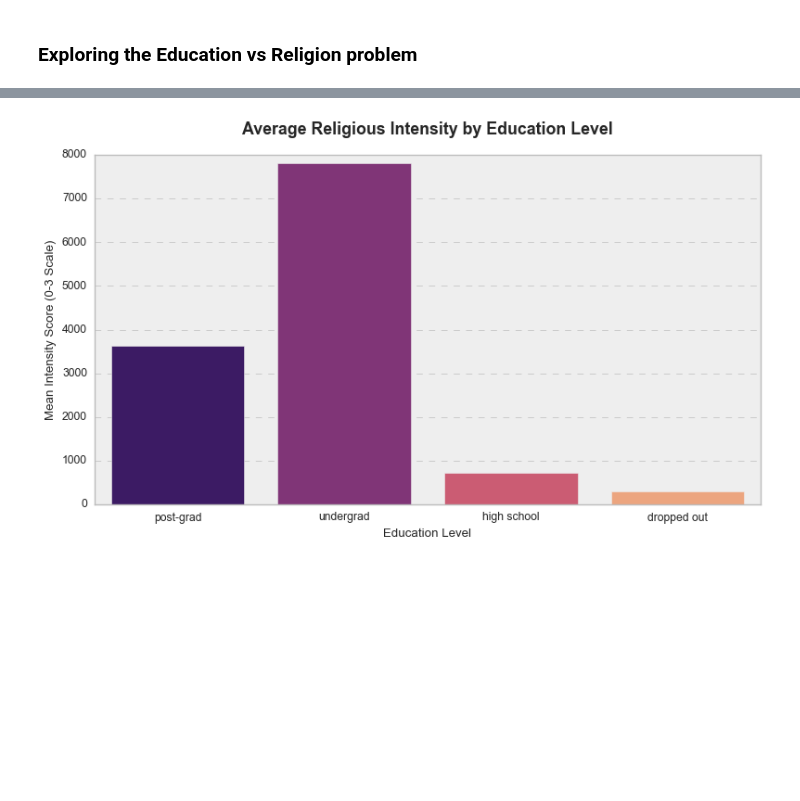
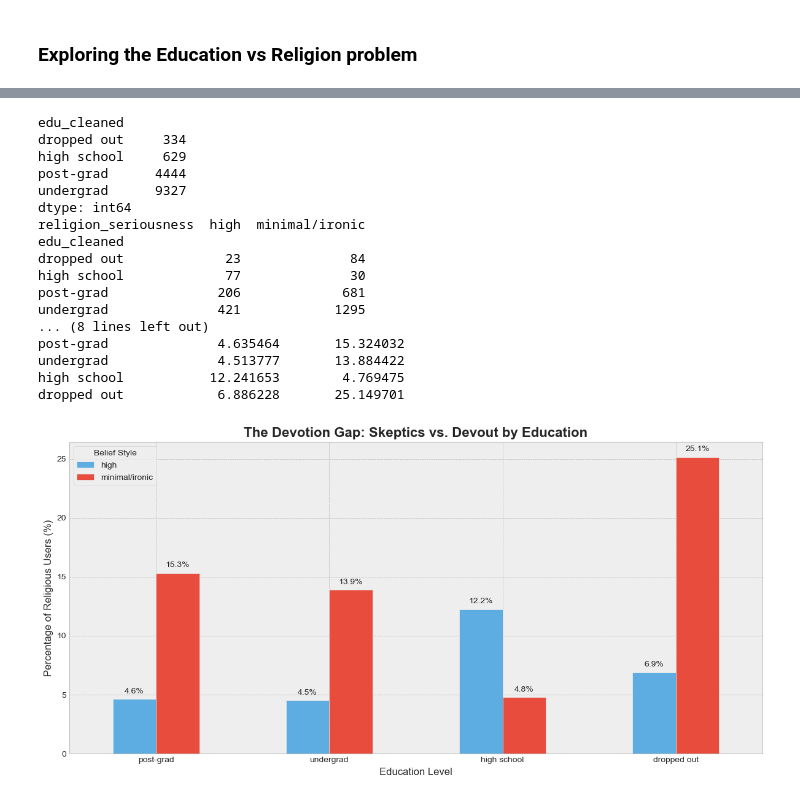
Before and after one commit to byPolo/OkCupid, a Jupyter notebook: Notebooks/OkCupid_DSP.ipynb, the cells around one changed output, grey strips where cells are left out. Cells and saved outputs as stored; diff of their text form; code cells hidden in the pictures; blank space fills up the shorter version.

```diff
--- a/Notebooks/OkCupid_DSP.ipynb
+++ b/Notebooks/OkCupid_DSP.ipynb
@@ -191,26 +189,58 @@ print(f"P-value: {p}")
 Chi-Square Statistic: 1086.9981638034687
 P-value: 7.92581324711559e-217
-# %%
-serious_score = {'minimal/ironic':0, 'low':1, 'medium':2, 'high':3}
-religions = ['buddhism', 'catholicism', 'christianity', 'hinduism', 'islam', 'judaism']
-
-df_intensity = profiles[(profiles['edu_cleaned'].isin(edu_order)) & (profiles['religion_cleaned'].isin(religions)) &
-                        (profiles['religion_seriousness'].isin(serious_score.keys()))].copy()
-#print(df_intensity['religion_seriousness'].unique())
-
-df_intensity['intensity_score'] = df_intensity['religion_seriousness'].map(serious_score)
-
-mean_scores = df_intensity.groupby('edu_cleaned')['intensity_score'].sum().reindex(edu_order)
-
-plt.figure(figsize=(10, 6))
-sns.barplot(x=mean_scores.index, y=mean_scores.values, hue=mean_scores.index, palette='magma')
-
-plt.title('Average Religious Intensity by Education Level', fontsize=16, fontweight='bold', pad=20)
-plt.ylabel('Mean Intensity Score (0-3 Scale)', fontsize=12)
-plt.xlabel('Education Level', fontsize=12)
-
-
-plt.tight_layout()
-plt.show()
-# %% [output]
-[figure, removed]
+# %%
+# Define the extremes
+extremes = ['minimal/ironic', 'high']
+religions = ['buddhism', 'catholicism', 'christianity', 'hinduism', 'islam', 'judaism']
+
+# Filter the dataset
+df_extremes = profiles[(profiles['edu_cleaned'].isin(edu_order)) & (profiles['religion_cleaned'].isin(religions)) & (profiles['religion_seriousness'].isin(extremes))].copy()
+
+# Get total count of religious people per education level
+total_religious = profiles[(profiles['edu_cleaned'].isin(edu_order)) & (profiles['religion_cleaned'].isin(religions))].groupby('edu_cleaned').size()
+print(total_religious)
+
+# Get counts for the extremes
+#unstack basically pivots rows to columns good to know
+extreme_counts = df_extremes.groupby(['edu_cleaned', 'religion_seriousness']).size().unstack()
+print(extreme_counts)
+
+# Normalize: (Count of Extreme / Total Religious in that Edu Level) * 100
+extreme_pct = extreme_counts.div(total_religious, axis=0) * 100
+extreme_pct = extreme_pct.reindex(edu_order)
+
+ax = extreme_pct.plot(kind='bar', figsize=(12, 6), color=['#5dade2', '#e74c3c'])
+
+plt.title('The Devotion Gap: Skeptics vs. Devout by Education', fontsize=16, fontweight='bold')
+plt.ylabel('Percentage of Religious Users (%)', fontsize=12)
+plt.xlabel('Education Level', fontsize=12)
+plt.xticks(rotation=0)
+plt.legend(title='Belief Style')
+
+# Adding the value labels
+#each rectangle when plotted in a graph is a patch
+for patch in ax.patches:
+    ax.annotate(f'{patch.get_height():.1f}%', (patch.get_x() + patch.get_width() / 2., patch.get_height()), ha = 'center', va = 'center', xytext = (0, 9),
+                textcoords = 'offset points')
+
+plt.tight_layout()
+plt.show()
+# %% [output]
+edu_cleaned
+dropped out     334
+high school     629
+post-grad      4444
+undergrad      9327
+dtype: int64
+religion_seriousness  high  minimal/ironic
+edu_cleaned
+dropped out             23              84
+high school             77              30
+post-grad              206             681
+undergrad              421            1295
+... (8 lines left out)
+post-grad              4.635464       15.324032
+undergrad              4.513777       13.884422
+high school           12.241653        4.769475
+dropped out            6.886228       25.149701
+[figure, added]
```
Also changed, not shown: parts of 6 cells of this notebook, 1 other file.
